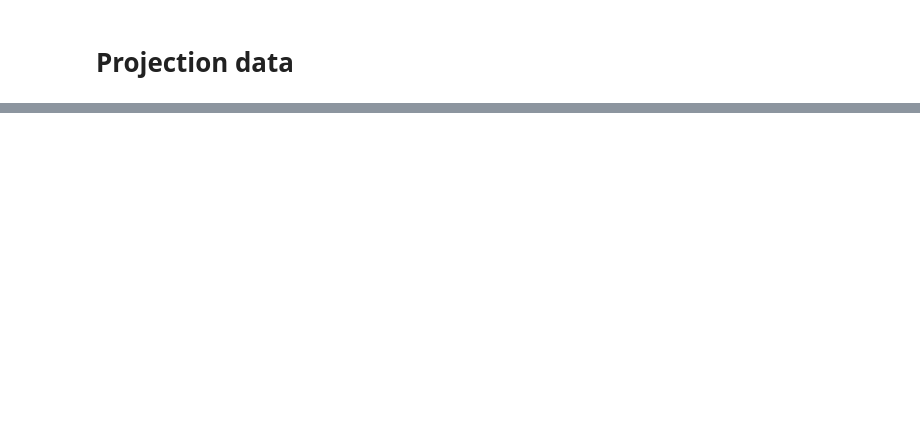
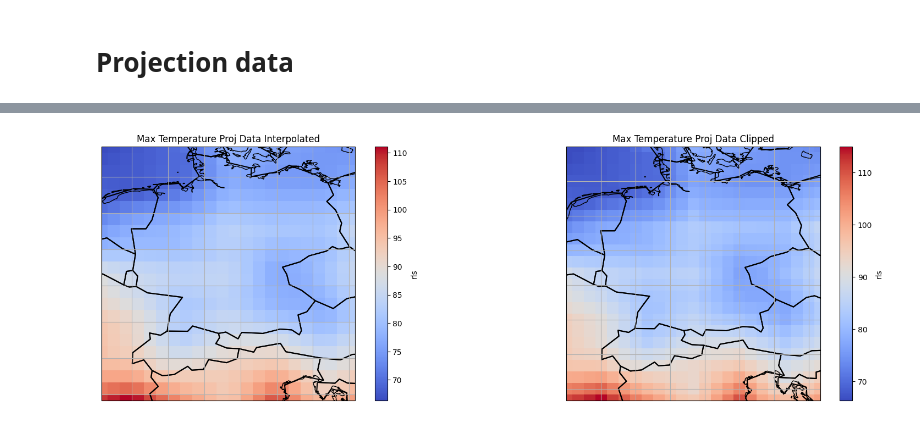
Before and after one commit to JohannaTrost/MSC24-WBM, a Jupyter notebook: ProjectionData.ipynb, the cells around one changed output, grey strips where cells are left out. Saved outputs shown, nothing was run; the diff lists cells and outputs as text; code cells hidden in the pictures; blank space fills up the shorter version.

```diff
--- a/ProjectionData.ipynb
+++ b/ProjectionData.ipynb
@@ -54 +143,6 @@ array([[[0., 0., 0., ..., 0., 0., 0.],
+# %%
+RadProj_clipped, RadProj_interp = clip_proj(R_data, RadProj)
+plot_proj_data(RadProj_interp, RadProj_clipped, world)
+# %% [output]
+[figure, added]
 # %%
```
Also changed, not shown: parts of 31 cells of this notebook, 4 other files.
